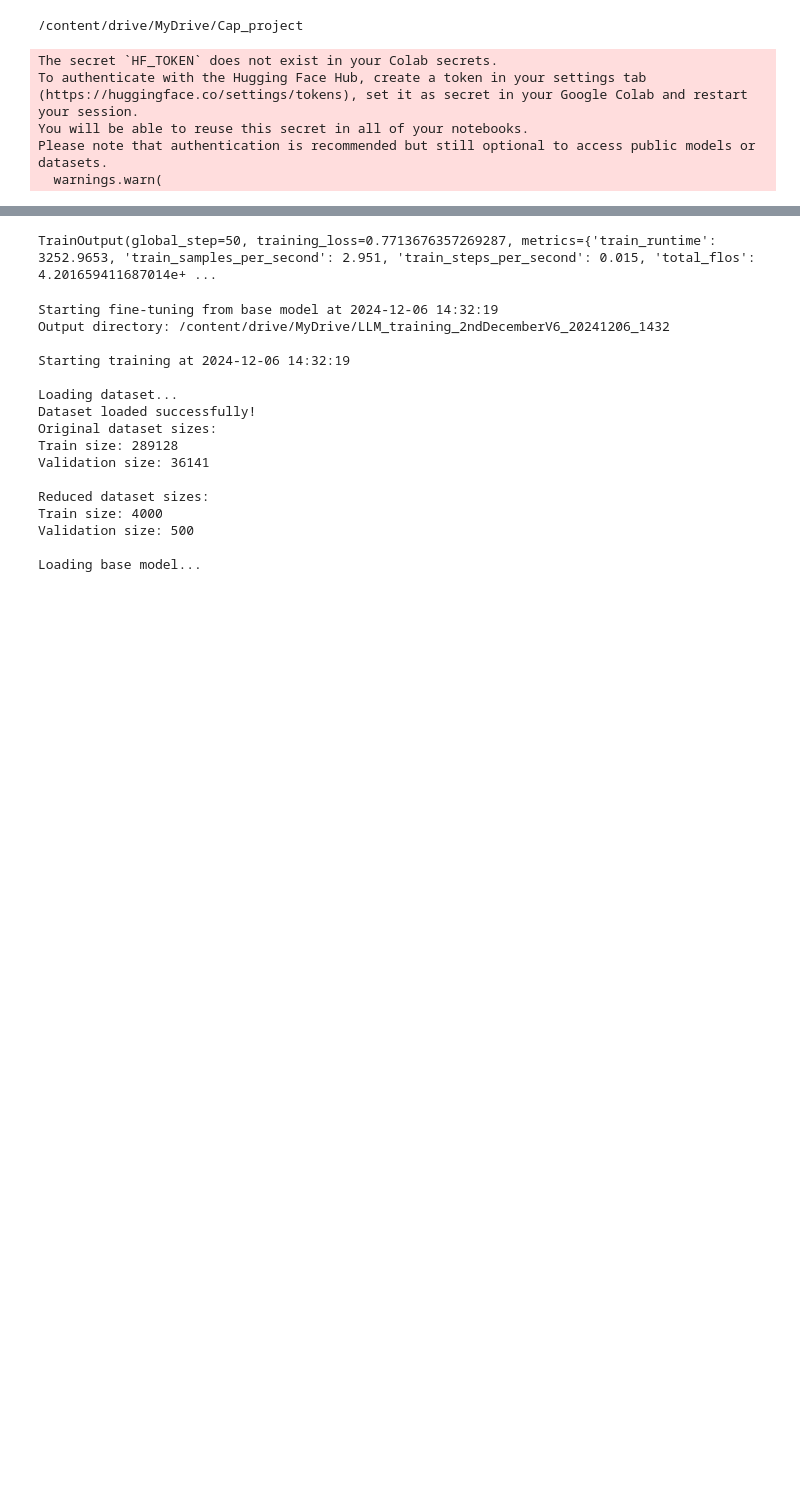
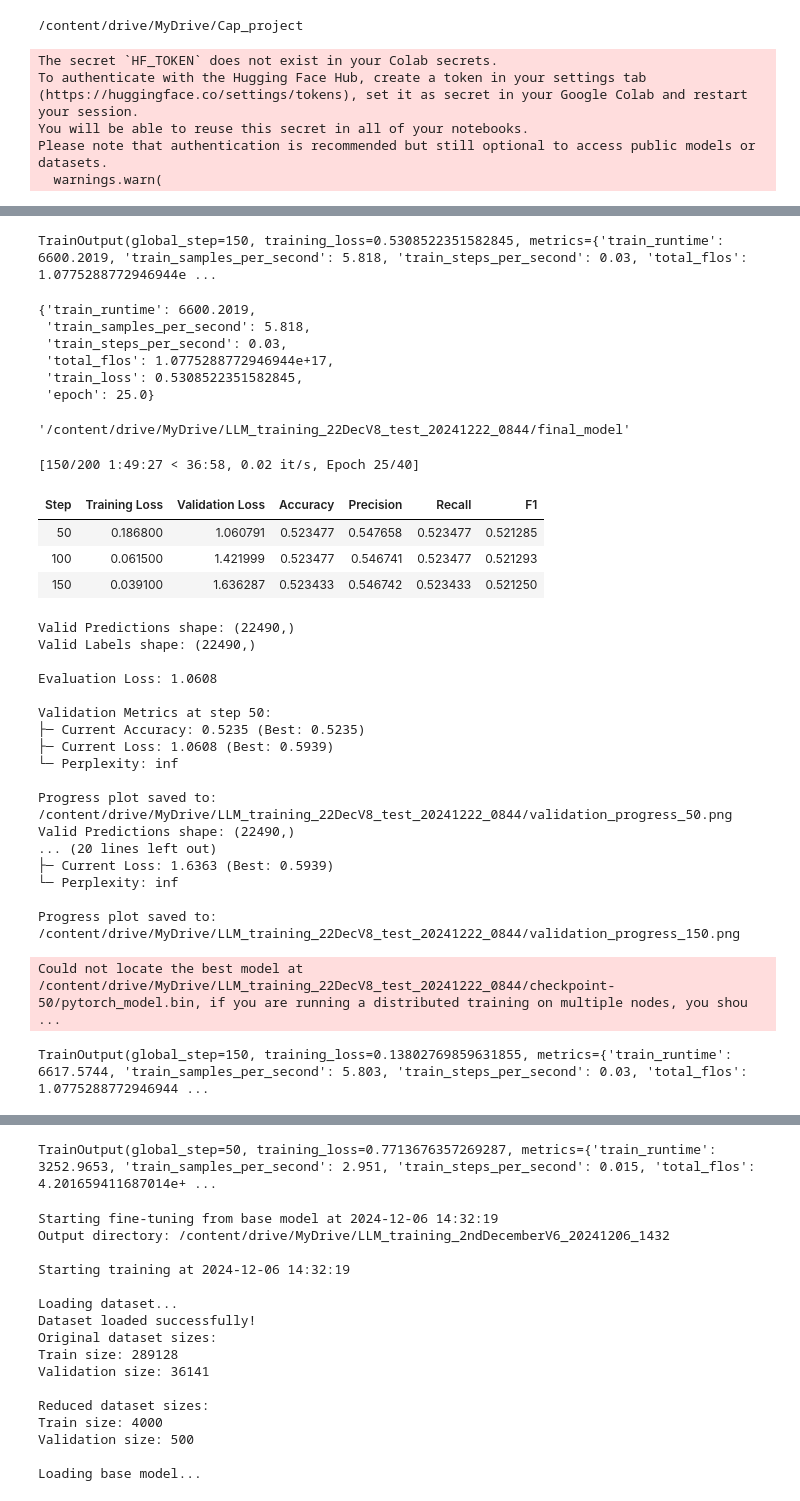
Before and after one commit to SeemGoel/Multimodal-Phi2, a Jupyter notebook: V5_Training_eval_and_inference.ipynb, the cells around one changed output, grey strips where cells are left out. Cells and saved outputs as stored; diff of their text form; code cells hidden in the pictures; blank space fills up the shorter version.

```diff
--- a/V5_Training_eval_and_inference.ipynb
+++ b/V5_Training_eval_and_inference.ipynb
@@ -723,0 +777,44 @@ def finetune_from_base_model(
+# %%
+results
+# %% [output]
+TrainOutput(global_step=150, training_loss=0.5308522351582845, metrics={'train_runtime': 6600.2019, 'train_samples_per_second': 5.818, 'train_steps_per_second': 0.03, 'total_flos': 1.0775288772946944e ...
+# %%
+results.metrics
+# %% [output]
+{'train_runtime': 6600.2019,
+ 'train_samples_per_second': 5.818,
+ 'train_steps_per_second': 0.03,
+ 'total_flos': 1.0775288772946944e+17,
+ 'train_loss': 0.5308522351582845,
+ 'epoch': 25.0}
+# %%
+final_model_path
+# %% [output]
+'/content/drive/MyDrive/LLM_training_22DecV8_test_20241222_0844/final_model'
+# %%
+trainer.train()
+# %% [output]
+[150/200 1:49:27 < 36:58, 0.02 it/s, Epoch 25/40]
+| Step | Training Loss | Validation Loss | Accuracy | Precision | Recall | F1 |
+| 50 | 0.186800 | 1.060791 | 0.523477 | 0.547658 | 0.523477 | 0.521285 |
+| 100 | 0.061500 | 1.421999 | 0.523477 | 0.546741 | 0.523477 | 0.521293 |
+| 150 | 0.039100 | 1.636287 | 0.523433 | 0.546742 | 0.523433 | 0.521250 |
+Valid Predictions shape: (22490,)
+Valid Labels shape: (22490,)
+
+Evaluation Loss: 1.0608
+
+Validation Metrics at step 50:
+├─ Current Accuracy: 0.5235 (Best: 0.5235)
+├─ Current Loss: 1.0608 (Best: 0.5939)
+└─ Perplexity: inf
+
+Progress plot saved to: /content/drive/MyDrive/LLM_training_22DecV8_test_20241222_0844/validation_progress_50.png
+Valid Predictions shape: (22490,)
+... (20 lines left out)
+├─ Current Loss: 1.6363 (Best: 0.5939)
+└─ Perplexity: inf
+
+Progress plot saved to: /content/drive/MyDrive/LLM_training_22DecV8_test_20241222_0844/validation_progress_150.png
+Could not locate the best model at /content/drive/MyDrive/LLM_training_22DecV8_test_20241222_0844/checkpoint-50/pytorch_model.bin, if you are running a distributed training on multiple nodes, you shou ...
+TrainOutput(global_step=150, training_loss=0.13802769859631855, metrics={'train_runtime': 6617.5744, 'train_samples_per_second': 5.803, 'train_steps_per_second': 0.03, 'total_flos': 1.0775288772946944 ...
```
Also changed, not shown: parts of 15 cells of this notebook.
